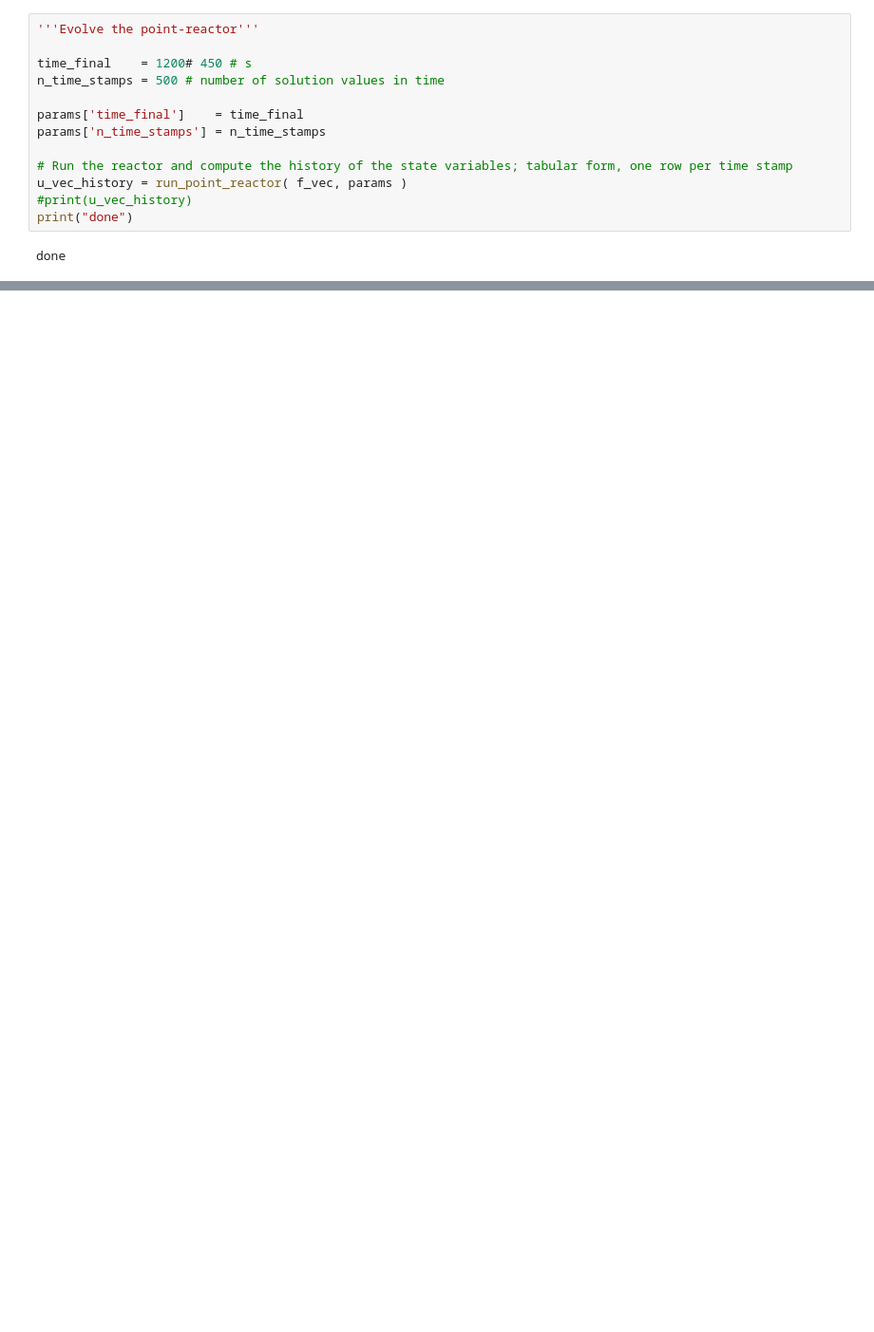
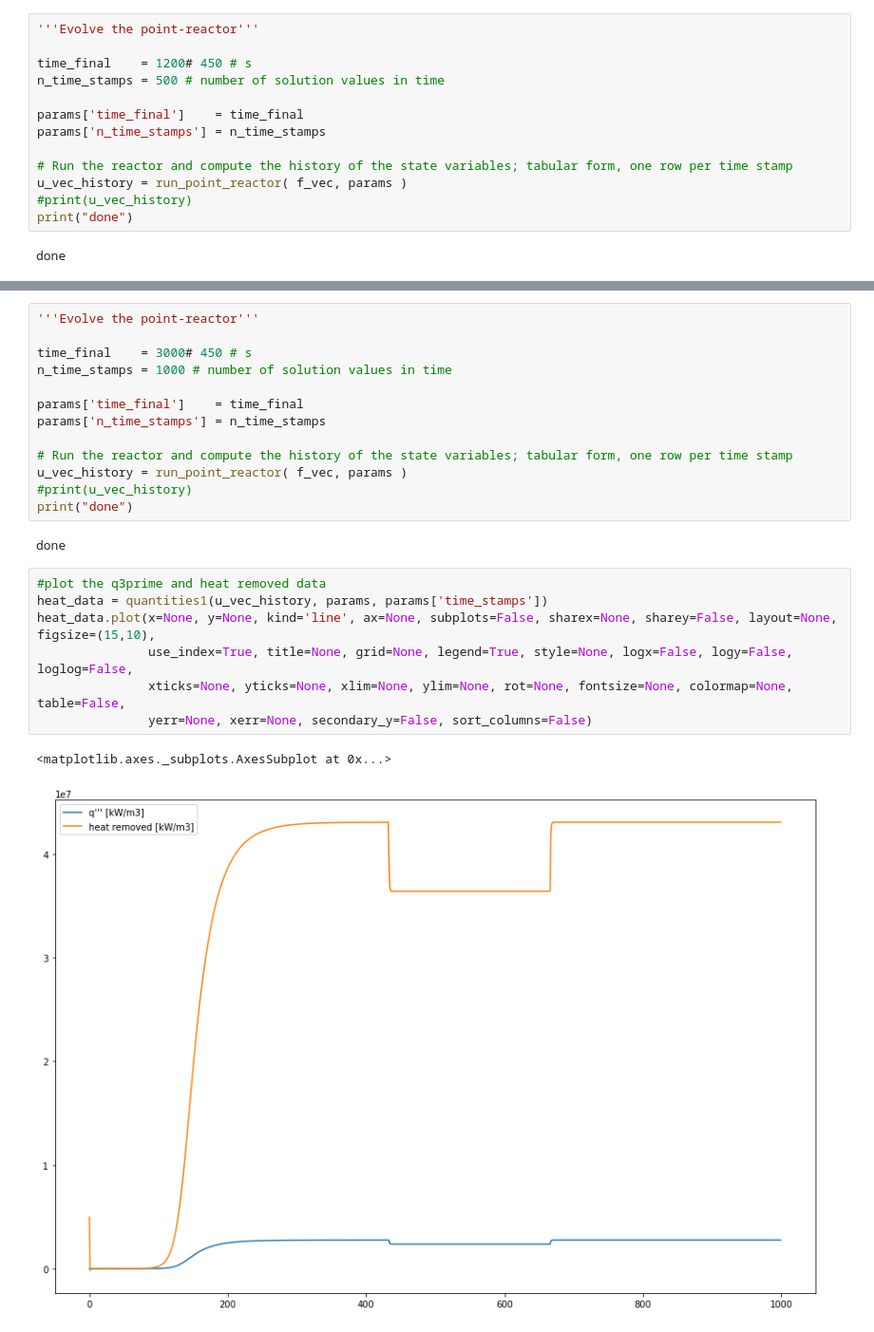
Before and after one commit to dpploy/engy-4350, a Jupyter notebook: notebooks/05-bwr-two-temperature-pt-reactor.ipynb, the cells around one changed output, grey strips where cells are left out. Shown at 95% size. Drawn from its saved outputs; the diff is of its cells as text; blank space fills up the shorter version.

```diff
--- a/notebooks/05-bwr-two-temperature-pt-reactor.ipynb
+++ b/notebooks/05-bwr-two-temperature-pt-reactor.ipynb
@@ -1070,0 +1103,25 @@ def tmp():
+# %%
+'''Evolve the point-reactor'''
+
+time_final    = 3000# 450 # s
+n_time_stamps = 1000 # number of solution values in time
+
+params['time_final']    = time_final
+params['n_time_stamps'] = n_time_stamps
+
+# Run the reactor and compute the history of the state variables; tabular form, one row per time stamp
+u_vec_history = run_point_reactor( f_vec, params )
+#print(u_vec_history)
+print("done")
+# %% [output]
+done
+# %%
+#plot the q3prime and heat removed data
+heat_data = quantities1(u_vec_history, params, params['time_stamps'])
+heat_data.plot(x=None, y=None, kind='line', ax=None, subplots=False, sharex=None, sharey=False, layout=None, figsize=(15,10),
+               use_index=True, title=None, grid=None, legend=True, style=None, logx=False, logy=False, loglog=False,
+               xticks=None, yticks=None, xlim=None, ylim=None, rot=None, fontsize=None, colormap=None, table=False,
+               yerr=None, xerr=None, secondary_y=False, sort_columns=False)
+# %% [output]
+<matplotlib.axes._subplots.AxesSubplot at 0x...>
+[figure, added]
```
Also changed, not shown: parts of 37 cells of this notebook.
